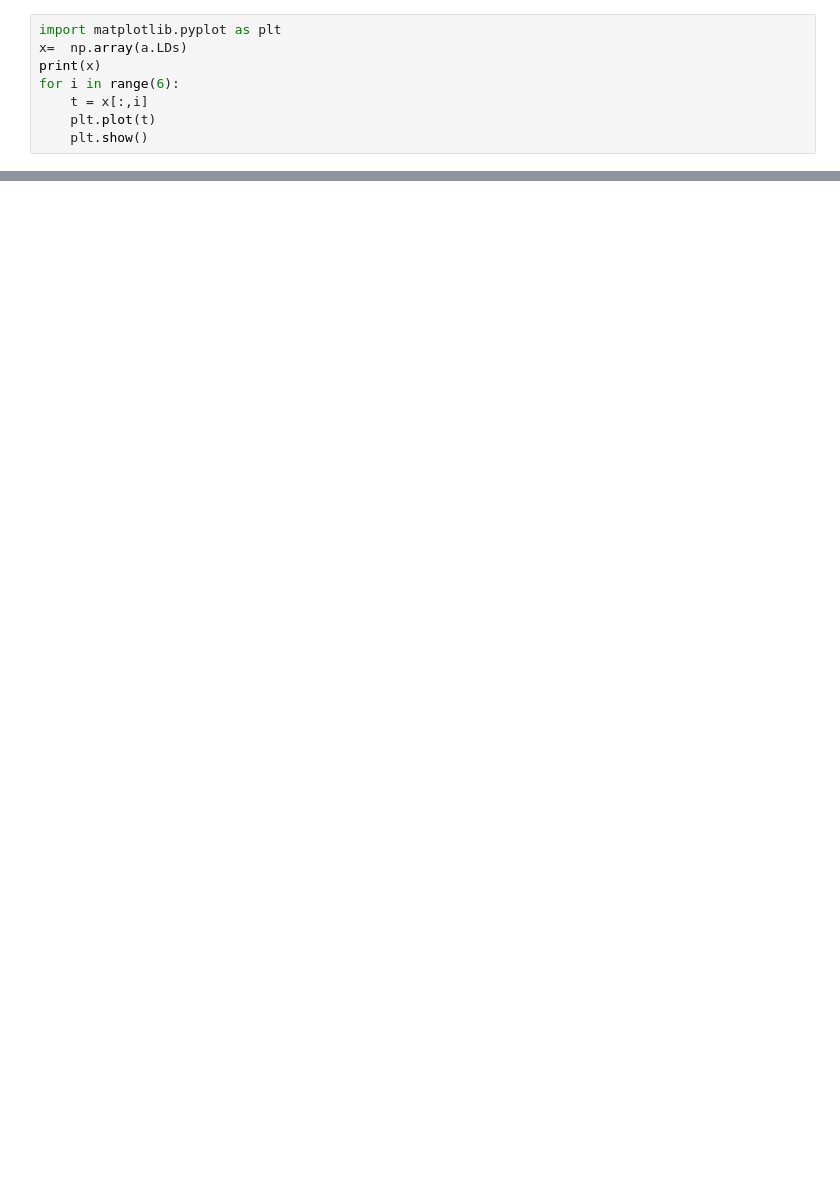
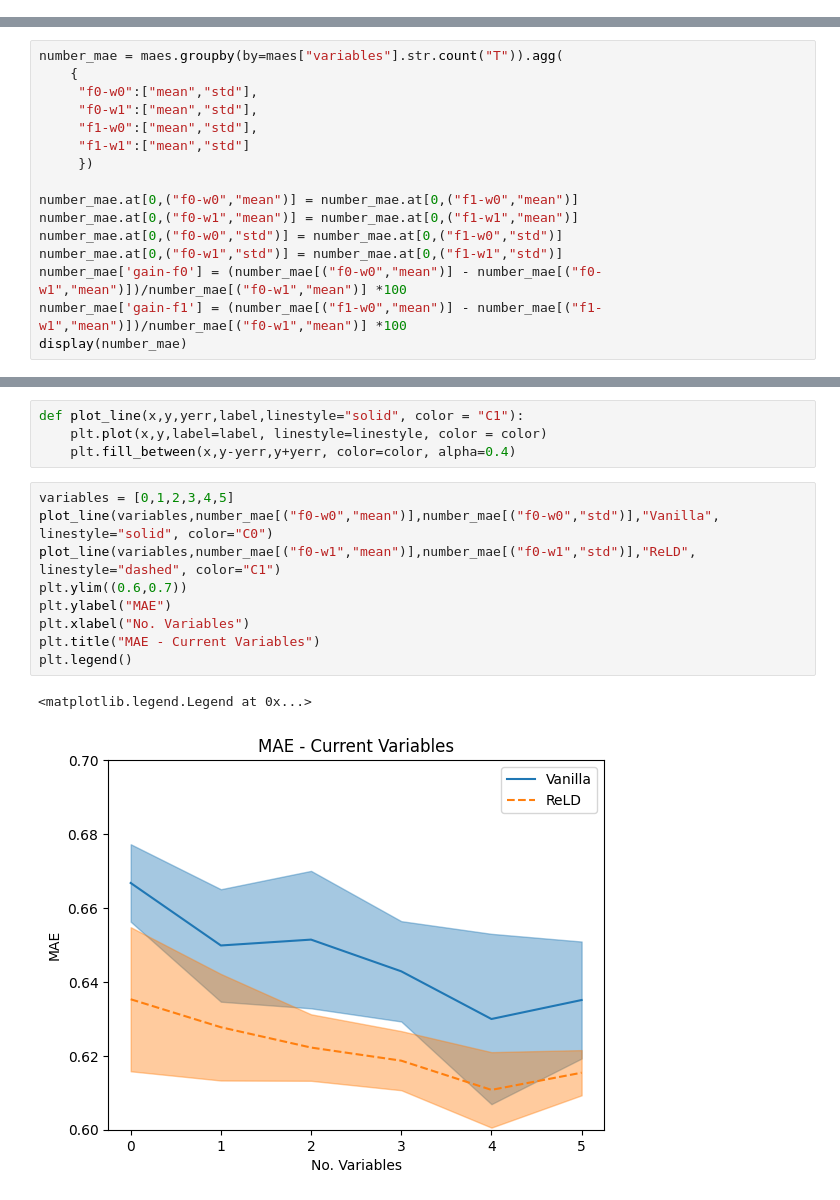
Before and after one commit to Dinu23/GreenEnergy, a Jupyter notebook: a.ipynb, the cells around one changed output, grey strips where cells are left out. Cells and saved outputs as stored; diff of their text form; blank space fills up the shorter version.

```diff
--- a/a.ipynb
+++ b/a.ipynb
@@ -50,8 +0,0 @@ print(weights.shape)
-# %%
-import matplotlib.pyplot as plt
-x=  np.array(a.LDs)
-print(x)
-for i in range(6):
-    t = x[:,i]
-    plt.plot(t)
-    plt.show()
@@ -59,0 +283,16 @@ AttributeError: 'MyDataSet' object has no attribute 'LDs'
+# %%
+number_mae = maes.groupby(by=maes["variables"].str.count("T")).agg(
+    {
+     "f0-w0":["mean","std"],
+     "f0-w1":["mean","std"],
+     "f1-w0":["mean","std"],
+     "f1-w1":["mean","std"]
+     })
+
+number_mae.at[0,("f0-w0","mean")] = number_mae.at[0,("f1-w0","mean")]
+number_mae.at[0,("f0-w1","mean")] = number_mae.at[0,("f1-w1","mean")]
+number_mae.at[0,("f0-w0","std")] = number_mae.at[0,("f1-w0","std")]
+number_mae.at[0,("f0-w1","std")] = number_mae.at[0,("f1-w1","std")]
+number_mae['gain-f0'] = (number_mae[("f0-w0","mean")] - number_mae[("f0-w1","mean")])/number_mae[("f0-w1","mean")] *100
+number_mae['gain-f1'] = (number_mae[("f1-w0","mean")] - number_mae[("f1-w1","mean")])/number_mae[("f0-w1","mean")] *100
+display(number_mae)
@@ -59,0 +309,16 @@ AttributeError: 'MyDataSet' object has no attribute 'LDs'
+# %%
+def plot_line(x,y,yerr,label,linestyle="solid", color = "C1"):
+    plt.plot(x,y,label=label, linestyle=linestyle, color = color)
+    plt.fill_between(x,y-yerr,y+yerr, color=color, alpha=0.4)
+# %%
+variables = [0,1,2,3,4,5]
+plot_line(variables,number_mae[("f0-w0","mean")],number_mae[("f0-w0","std")],"Vanilla", linestyle="solid", color="C0")
+plot_line(variables,number_mae[("f0-w1","mean")],number_mae[("f0-w1","std")],"ReLD", linestyle="dashed", color="C1")
+plt.ylim((0.6,0.7))
+plt.ylabel("MAE")
+plt.xlabel("No. Variables")
+plt.title("MAE - Current Variables")
+plt.legend()
+# %% [output]
+<matplotlib.legend.Legend at 0x...>
+[figure, added]
```
Also changed, not shown: parts of 21 cells of this notebook, 34 other files.
